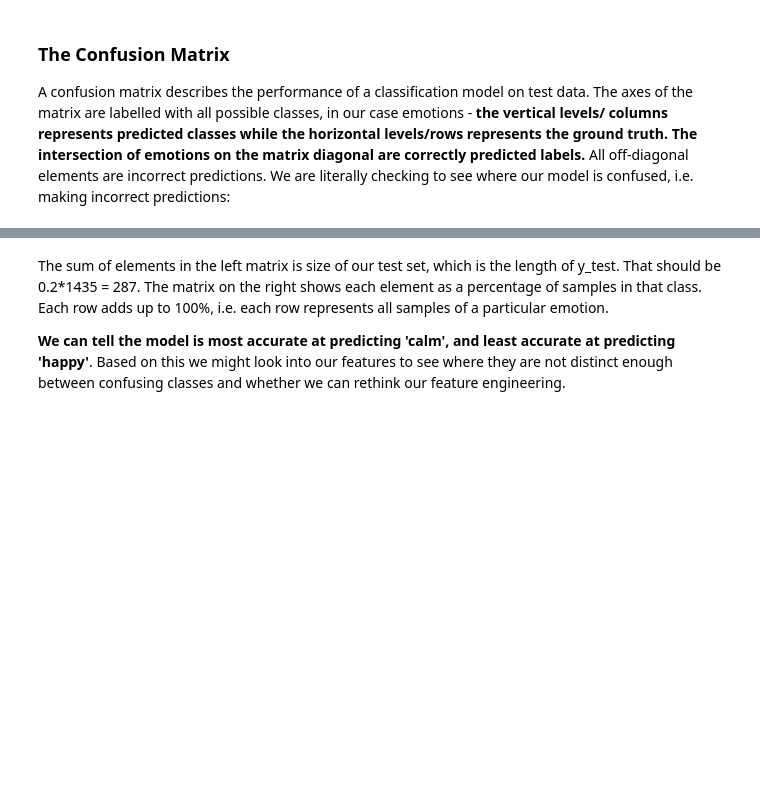
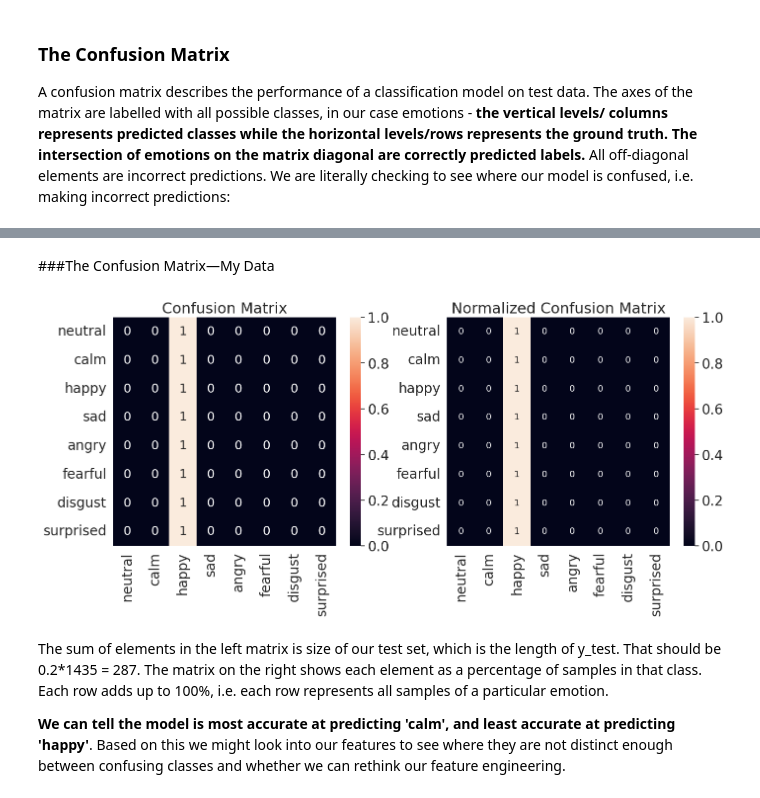
Before and after one commit to dennislimbo/Week4-NeuralNetworks, a Jupyter notebook: Week4__Neural_Networks.ipynb, the cells around one changed output, grey strips where cells are left out. Drawn from its saved outputs; the diff is of its cells as text; code cells hidden in the pictures; blank space fills up the shorter version.

Commit message:
Added the model testing with my test data.

```diff
--- a/Week4__Neural_Networks.ipynb
+++ b/Week4__Neural_Networks.ipynb
@@ -200,6 +200,10 @@ Once saved you only need to load them later by running the cell below, and **ski
 # %%
 features=pd.read_csv('/content/drive/MyDrive/SFU/IAT360/Assignment 3/featuresRavdess.csv',index_col=0)
 emotions=pd.read_csv('/content/drive/MyDrive/SFU/IAT360/Assignment 3/emotionsRavdess.csv',index_col=0)
+
+#my test data
+my_features=pd.read_csv('/content/drive/MyDrive/SFU/IAT360/Assignment 3/featuresMine.csv',index_col=0)
+my_emotions=pd.read_csv('/content/drive/MyDrive/SFU/IAT360/Assignment 3/emotionsMine.csv',index_col=0)
 # %% [markdown]
 Let's see what the features we extracted look like:
 # %%
@@ -636,3 +683,36 @@ plt.show()
+# %% [markdown]
+###The Confusion Matrix—My Data
+# %%
+from sklearn.metrics import confusion_matrix
+import seaborn as sn
+
+# get predictions on test set
+test_emotion_predictions = model.predict(my_features)
+test_emotion_groundtruth = my_emotions
+
+
+# build confusion matrix and normalized confusion matrix
+conf_matrix = confusion_matrix(test_emotion_groundtruth, test_emotion_predictions, labels=emotion_list)
+conf_matrix_norm = confusion_matrix(test_emotion_groundtruth, test_emotion_predictions,normalize='true', labels=emotion_list)
+
+
+# make a confusion matrix with labels using a DataFrame
+confmatrix_df = pd.DataFrame(conf_matrix, index=emotion_name, columns=emotion_name)
+confmatrix_df_norm = pd.DataFrame(conf_matrix_norm, index=emotion_name, columns=emotion_name)
+
+# plot confusion matrices
+plt.figure(figsize=(16,6))
+sn.set(font_scale=1.8) # emotion label and title size
+plt.subplot(1,2,1)
+plt.title('Confusion Matrix')
+sn.heatmap(confmatrix_df, annot=True, annot_kws={"size": 18}) #annot_kws is value font
+plt.subplot(1,2,2)
+plt.title('Normalized Confusion Matrix')
+sn.heatmap(confmatrix_df_norm, annot=True, annot_kws={"size": 13}) #annot_kws is value font
+
+plt.show()
+# %% [output]
+[figure, added]
 # %% [markdown]
 The sum of elements in the left matrix is size of our test set, which is the length of y_test. That should be 0.2*1435 = 287. The matrix on the right shows each element as a percentage of samples in that class. Each row adds up to 100%, i.e. each row represents all samples of a particular emotion.
 
```
Also changed, not shown: parts of 8 cells of this notebook.
